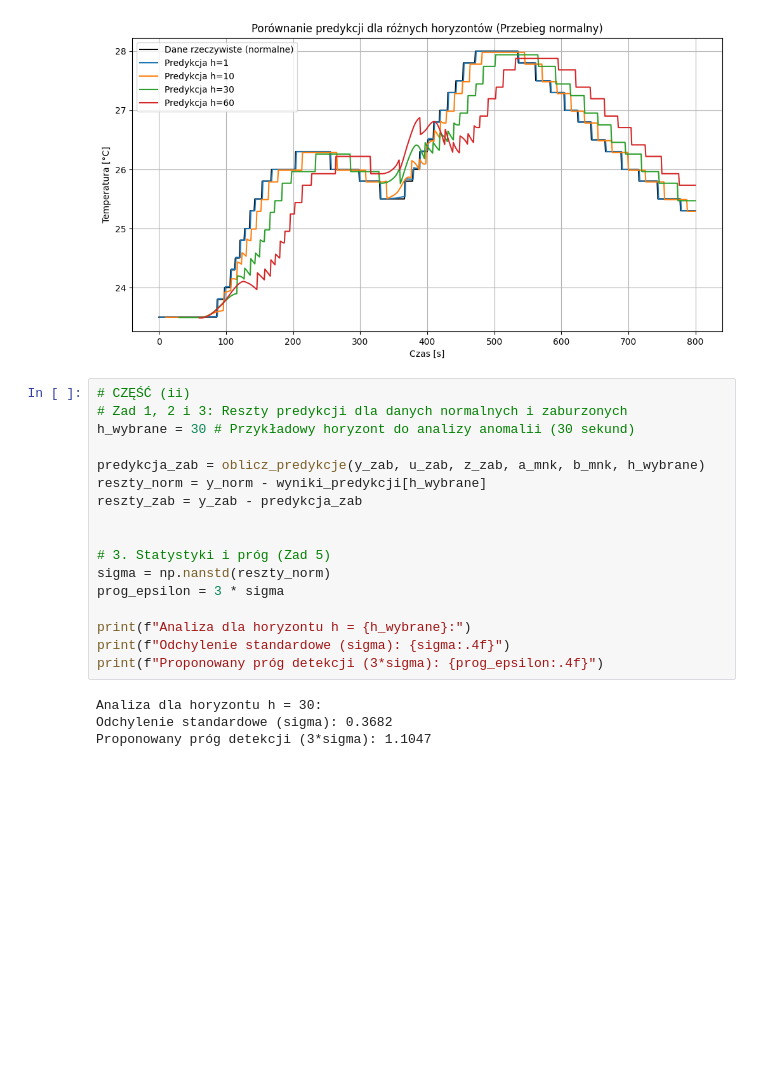
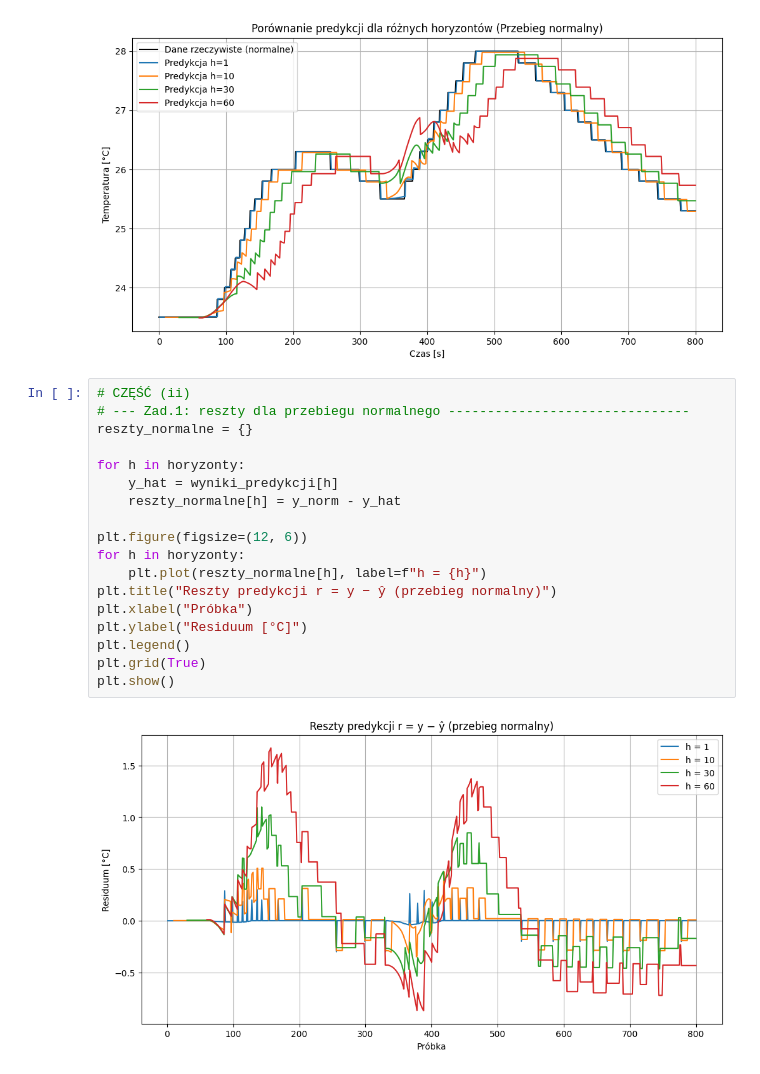
Before and after one commit to lenaskiba22/projekt_pip, a Jupyter notebook: pip_zadanie4.ipynb, the cells around one changed output. Drawn from its saved outputs; the diff is of its cells as text; blank space fills up the shorter version.

```diff
--- a/pip_zadanie4.ipynb
+++ b/pip_zadanie4.ipynb
@@ -80,23 +84,22 @@ plt.show()
 [figure]
 # %%
 # CZĘŚĆ (ii)
-# Zad 1, 2 i 3: Reszty predykcji dla danych normalnych i zaburzonych
-h_wybrane = 30 # Przykładowy horyzont do analizy anomalii (30 sekund)
+# --- Zad.1: reszty dla przebiegu normalnego -------------------------------
+reszty_normalne = {}
 
-predykcja_zab = oblicz_predykcje(y_zab, u_zab, z_zab, a_mnk, b_mnk, h_wybrane)
-reszty_norm = y_norm - wyniki_predykcji[h_wybrane]
-reszty_zab = y_zab - predykcja_zab
+for h in horyzonty:
+    y_hat = wyniki_predykcji[h]
+    reszty_normalne[h] = y_norm - y_hat
 
-
-# 3. Statystyki i próg (Zad 5)
-sigma = np.nanstd(reszty_norm)
-prog_epsilon = 3 * sigma
-
-print(f"Analiza dla horyzontu h = {h_wybrane}:")
-print(f"Odchylenie standardowe (sigma): {sigma:.4f}")
-print(f"Proponowany próg detekcji (3*sigma): {prog_epsilon:.4f}")
+plt.figure(figsize=(12, 6))
+for h in horyzonty:
+    plt.plot(reszty_normalne[h], label=f"h = {h}")
+plt.title("Reszty predykcji r = y − ŷ (przebieg normalny)")
+plt.xlabel("Próbka")
+plt.ylabel("Residuum [°C]")
+plt.legend()
+plt.grid(True)
+plt.show()
 # %% [output]
-Analiza dla horyzontu h = 30:
-Odchylenie standardowe (sigma): 0.3682
-Proponowany próg detekcji (3*sigma): 1.1047
+[figure, added]
 # %%
```
Also changed, not shown: parts of 7 cells of this notebook.
